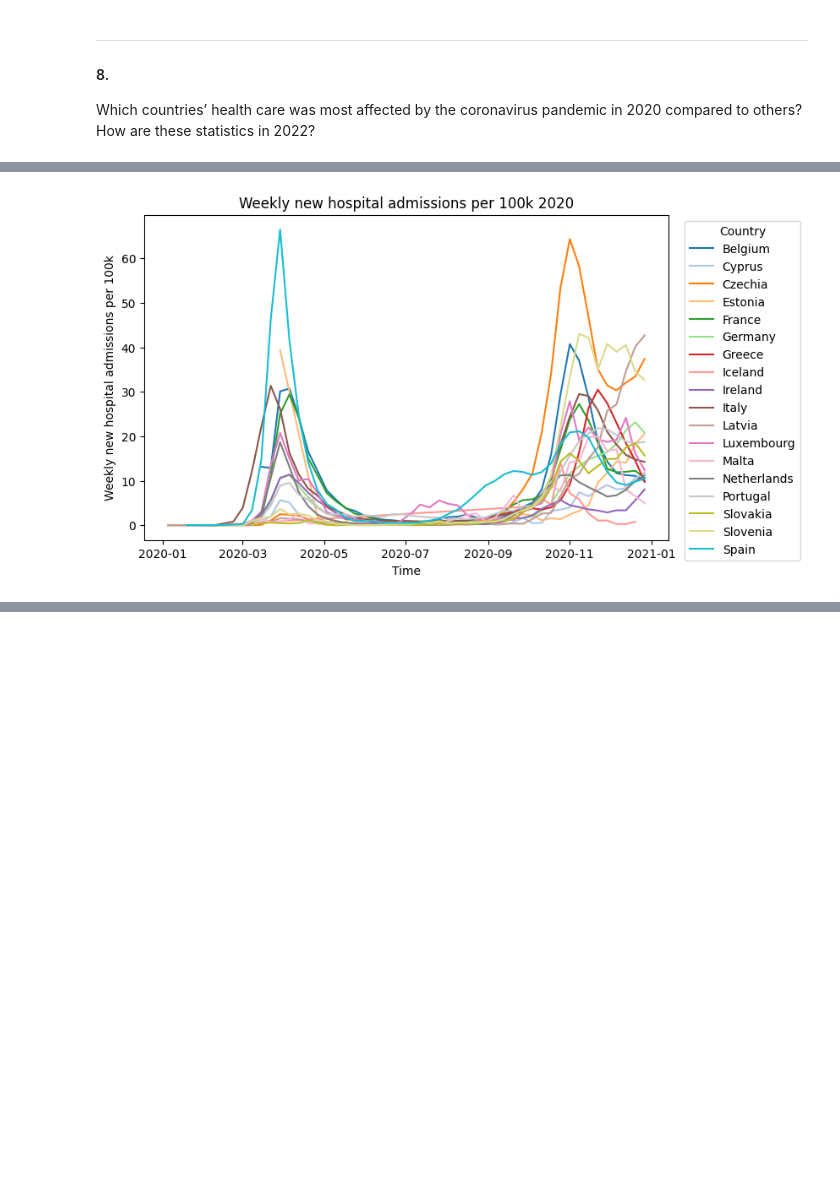
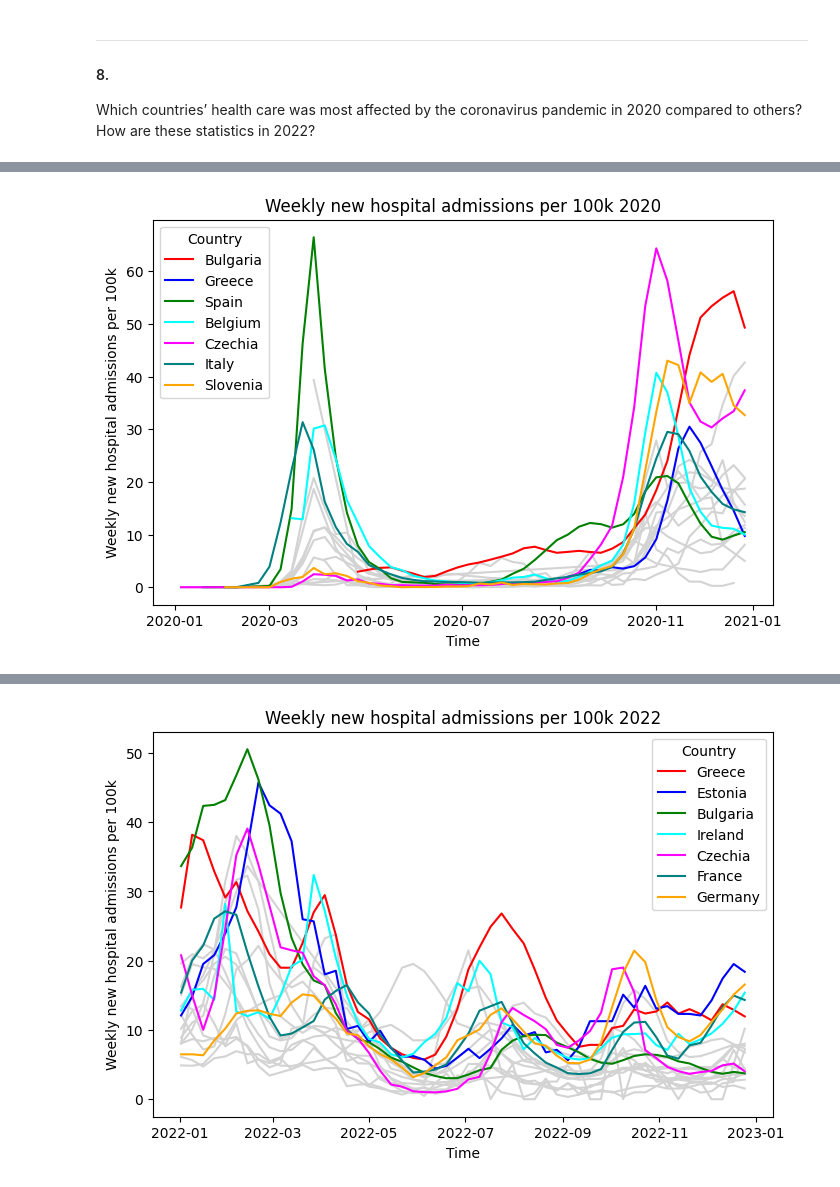
Before and after one commit to Globose/dv1597, a Jupyter notebook: a2/book.ipynb, the cells around one changed output, grey strips where cells are left out. Drawn from its saved outputs; the diff is of its cells as text; code cells hidden in the pictures; blank space fills up the shorter version.

```diff
--- a/a2/book.ipynb
+++ b/a2/book.ipynb
@@ -137,3 +188,6 @@ for f in float_columns:
 # %%
+df_admissions = df_admissions_original.copy()
+
 # Add dateTime column
 df_admissions['Time'] = pd.to_datetime(df_admissions['date'])
+df_admissions = df_admissions.rename(columns={'country': 'Country'})
@@ -180,8 +401,11 @@ Spain ['Daily hospital occupancy', 'Daily ICU occupancy', 'Weekly new hospital a
 #### 1.
 Since 2020 till 2022, which top 10 countries reported the most number of cases of COVID-19 in quarters per year (Q1-Q4 in each year)? Do you find these numbers relatively high compared to the country’s population? Do you see any connection among these countries regarding their geographical locations and the period in which most cases are observed? Discuss your observations.
 # %%
+df = df_daily.copy()
+df.set_index('Time', inplace=True)
+
 # Divide into quarters
-quarters = df_daily.resample('QE')
+quarters = df.resample('QE')
 
 styled_dfs = [] # Store tables
 quarterly_dfs = {}
@@ -189,11 +413,8 @@ quarterly_dfs = {}
 # Calculate totalt deaths per quarter for each country
 for name, quarter_df in quarters:
     # Sum up deaths for each country every quarter of a year, sort based on most deaths
-    group = quarter_df.groupby('countriesAndTerritories')['cases'].sum().reset_index()
-    group = group.sort_values('cases', ascending=False).reset_index(drop=True)
-
-    # Rename columns, index starts at 1
-    group.rename(columns = {'countriesAndTerritories':'Country', 'cases':'Cases'}, inplace = True)
+    group = quarter_df.groupby('Country')['Cases'].sum().reset_index()
+    group = group.sort_values('Cases', ascending=False).reset_index(drop=True)
     group.index += 1
 
     # Retrieve population data, calculate deaths per million inhabitants
@@ -209,7 +430,7 @@ html_output = "<div style='display: flex; flex-wrap: wrap;'>"
 for i, styled_df in enumerate(styled_dfs):
     if i%4 == 0: # Year header
         html_output += "<h2>202"+str(i//4)+"</h2></div><div style='display: flex; flex-wrap: wrap;'>"
-    html_output += "<div style='width: 30%; padding: 40px;'> Q"+str((i)%4+1)+styled_df.to_html()+"</div>" # Table
+    html_output += "<div style='width: 26%; padding: 10px;'> Q"+str((i)%4+1)+styled_df.to_html()+"</div>" # Table
     if (i+1) % 2 == 0: # New row
         html_output += "</div><div style='display: flex; flex-wrap: wrap;'>"
 html_output += "</div>"
@@ -711,33 +796,42 @@ display(df_co_2022)
 # %%
-# Copy admission dateset where Daily hospital occupancy is the indicator
-df_weekly = df_admissions[df_admissions['indicator']=='Weekly new hospital admissions per 100k'].copy()
+COLORS = ('red', 'blue', 'green', 'cyan', 'magenta', 'teal', 'orange')
 
-df_2020 = df_weekly[df_weekly['Time'].dt.year == 2020].copy()
+df = df_hosp_weekly.copy()
+for year in (2020,2022):
+    # Copy admission dateset where Daily hospital occupancy is the indicator
+    dfw = df[df['Time'].dt.year == year].copy()
 
-# Create figure and colors
-fig = mpl.figure(figsize=(8, 5))
-ax = fig.add_subplot()
-colors = mpl.cm.tab20(np.linspace(0, 1, 19))
+    # Calculate median and std, create table
+    # 2020
+    dfc = dfw.groupby('Country')['Weekly new hospital admissions per 100k'].agg(['mean','std']).reset_index()
+    dfc = dfc.round({'mean': 1, 'std': 1})
+    dfc = dfc.sort_values(by='mean', ascending=False).reset_index(drop=True)
+    dfc = dfc.drop(0).reset_index(drop=True) # Remove Lithuania
+    dfc.index += 1
 
-# Create a line for each country
-for i, country in enumerate(df_2020['country'].unique()):
-    country_data_2020 = df_2020[df_2020['country'] == country]
-    mpl.plot(country_data_2020['Time'], country_data_2020['value'], label=country, color=colors[i])
+    lst_country = dfc['Country'].tolist()
 
-# Add info to plot
-mpl.xlabel('Time')
-mpl.ylabel('Weekly new hospital admissions per 100k')
-mpl.legend(title='Country', bbox_to_anchor=(1.02, 1))
-mpl.title('Weekly new hospital admissions per 100k 2020')
-mpl.show()
+    # Create figure and colors
+    fig = mpl.figure(figsize=(8, 5))
+    ax = fig.add_subplot()
+    colors = mpl.cm.tab20(np.linspace(0, 1, 25))
 
-# Calculate median and std, create table
-# 2020
-df_co_2020 = df_2020.groupby('country')['value'].agg(['median','std']).reset_index()
-df_co_2020 = df_co_2020.round({'median': 1, 'std': 1})
-df_co_2020 = df_co_2020.sort_values(by='median', ascending=False).reset_index(drop=True)
-df_co_2020.index += 1
+    # Create a line for each country
+    for i in range(len(lst_country)-1, len(COLORS), -1):
+        dfc = dfw[dfw['Country'] == lst_country[i]]
+        mpl.plot(dfc['Time'], dfc['Weekly new hospital admissions per 100k'], color='lightgray')
 
-display(df_co_2020)
+    for i, country in enumerate(lst_country):
+        dfc = dfw[dfw['Country'] == country]
+        mpl.plot(dfc['Time'], dfc['Weekly new hospital admissions per 100k'], label=country, color=COLORS[i])
+        if i == len(COLORS)-1:
+            break
+
+    # Add info to plot
+    mpl.xlabel('Time')
+    mpl.ylabel('Weekly new hospital admissions per 100k')
+    mpl.legend(title='Country')
+    mpl.title('Weekly new hospital admissions per 100k '+str(year))
+    mpl.show()
 # %% [output]
-[figure, old version]
+[figure, new version]
@@ -760,0 +838 @@ display(df_co_2020)
+[figure, added]
```
Also changed, not shown: parts of 36 cells of this notebook, 1 other file.
